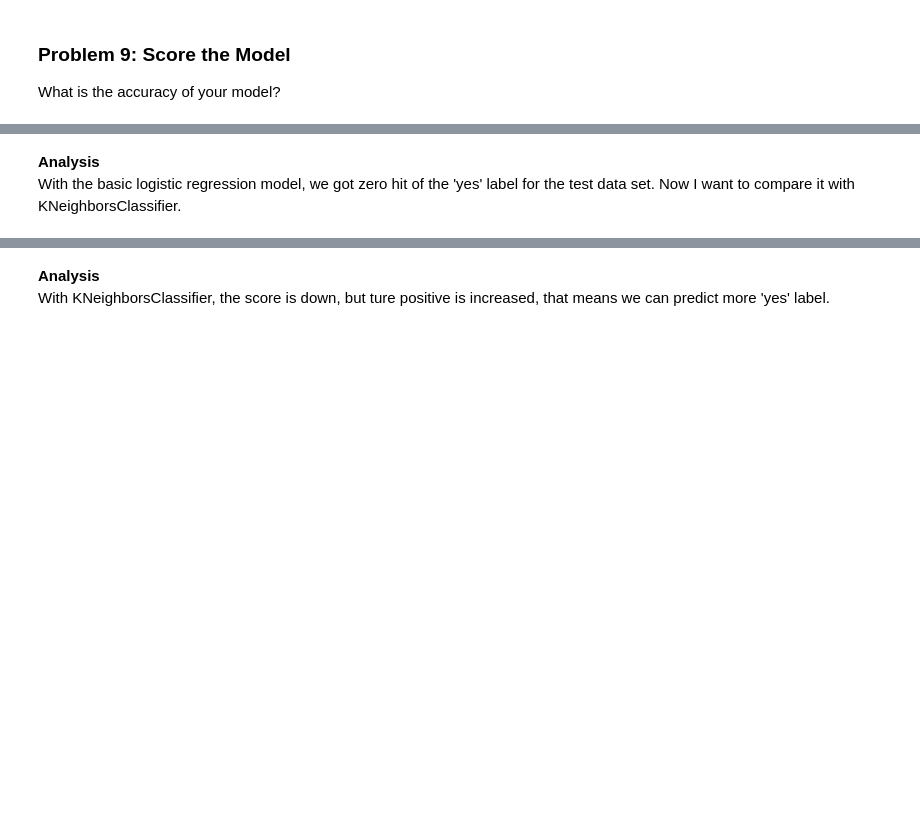
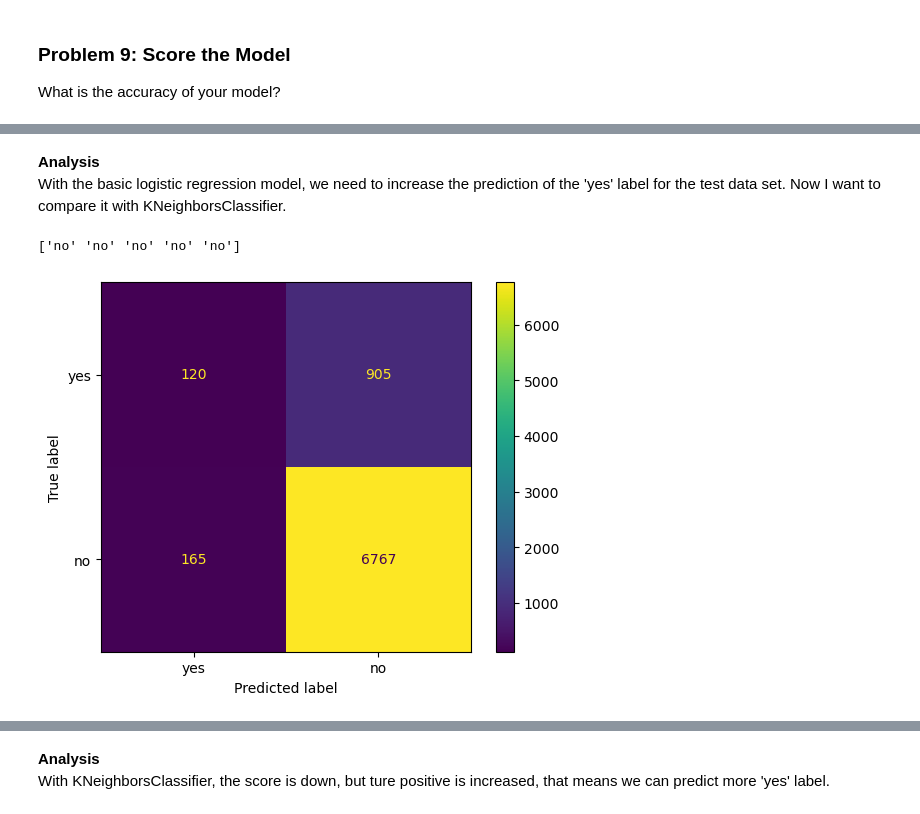
Before and after one commit to bohu2023/bank_marketing_analysis, a Jupyter notebook: solution.ipynb, the cells around one changed output, grey strips where cells are left out. Saved outputs shown, nothing was run; the diff lists cells and outputs as text; code cells hidden in the pictures; blank space fills up the shorter version.

```diff
--- a/solution.ipynb
+++ b/solution.ipynb
@@ -187,16 +293,19 @@ print(pipe_acc)
 # %% [markdown]
 **Analysis**
-With the basic logistic regression model, we got zero hit of the 'yes' label for the test data set. Now I want to compare it with KNeighborsClassifier.
+With the basic logistic regression model, we need to increase the prediction of the 'yes' label for the test data set. Now I want to compare it with KNeighborsClassifier.
 # %%
 test_pipe = Pipeline([('transformer', transformer),
                     ('model', KNeighborsClassifier())])
 test_pipe.fit(X_train, y_train)
 preds = test_pipe.predict(X_test)
 print(preds[:5])
-confusion_mat = confusion_matrix(y_test, preds)
-disp = ConfusionMatrixDisplay(confusion_matrix=confusion_mat)
+confusion_mat = confusion_matrix(y_test, preds, labels=['yes', 'no'])
+disp = ConfusionMatrixDisplay(confusion_matrix=confusion_mat, display_labels=['yes', 'no'])
 disp.plot()
 plt.show()
+# %% [output]
+['no' 'no' 'no' 'no' 'no']
+[figure, added]
 # %%
 pipe_acc = test_pipe.score(X_test, y_test)
 print(pipe_acc)
```
Also changed, not shown: parts of 32 cells of this notebook.
